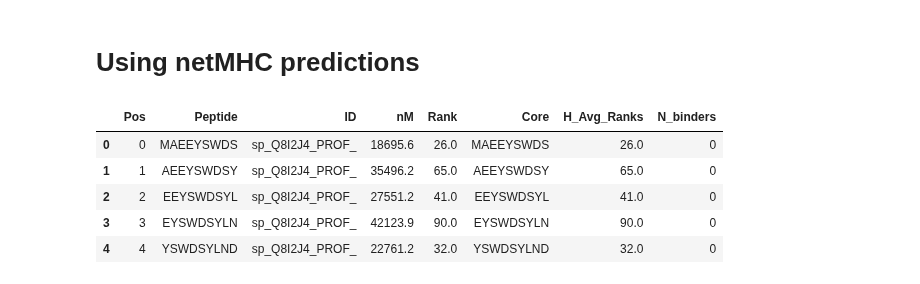
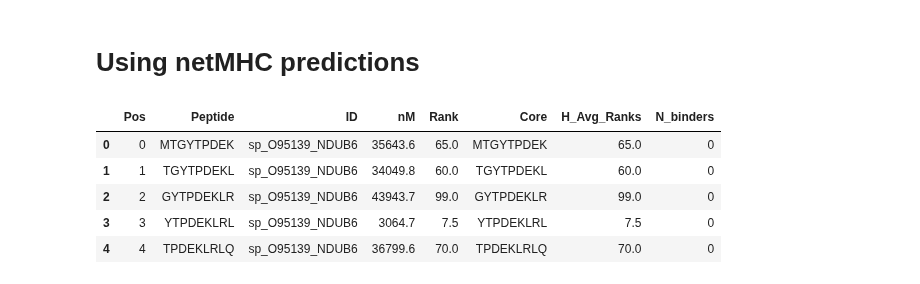
Before and after one commit to andim/peptidome, a Jupyter notebook: code/netmhc.ipynb, the cells around one changed output. Drawn from its saved outputs; the diff is of its cells as text; code cells hidden in the pictures.

```diff
--- a/code/netmhc.ipynb
+++ b/code/netmhc.ipynb
@@ -16,11 +14,11 @@ pd.read_csv?
 # %%
-df = pd.read_csv('/home/amayer/data/proteomes/uniprot-PlasmodiumFalciparum-up000001450-netmhc.csv', sep='\t', skiprows=1)
+df = pd.read_csv('/home/amayer/data/proteomes/uniprot-homosapiens-up000005640-netmhc-A0201.csv', sep='\t', skiprows=1)
 df.head()
 # %% [output]
 |  | Pos | Peptide | ID | nM | Rank | Core | H_Avg_Ranks | N_binders |
-| 0 | 0 | MAEEYSWDS | sp_Q8I2J4_PROF_ | 18695.6 | 26.0 | MAEEYSWDS | 26.0 | 0 |
-| 1 | 1 | AEEYSWDSY | sp_Q8I2J4_PROF_ | 35496.2 | 65.0 | AEEYSWDSY | 65.0 | 0 |
-| 2 | 2 | EEYSWDSYL | sp_Q8I2J4_PROF_ | 27551.2 | 41.0 | EEYSWDSYL | 41.0 | 0 |
-| 3 | 3 | EYSWDSYLN | sp_Q8I2J4_PROF_ | 42123.9 | 90.0 | EYSWDSYLN | 90.0 | 0 |
-| 4 | 4 | YSWDSYLND | sp_Q8I2J4_PROF_ | 22761.2 | 32.0 | YSWDSYLND | 32.0 | 0 |
+| 0 | 0 | MTGYTPDEK | sp_O95139_NDUB6 | 35643.6 | 65.0 | MTGYTPDEK | 65.0 | 0 |
+| 1 | 1 | TGYTPDEKL | sp_O95139_NDUB6 | 34049.8 | 60.0 | TGYTPDEKL | 60.0 | 0 |
+| 2 | 2 | GYTPDEKLR | sp_O95139_NDUB6 | 43943.7 | 99.0 | GYTPDEKLR | 99.0 | 0 |
+| 3 | 3 | YTPDEKLRL | sp_O95139_NDUB6 | 3064.7 | 7.5 | YTPDEKLRL | 7.5 | 0 |
+| 4 | 4 | TPDEKLRLQ | sp_O95139_NDUB6 | 36799.6 | 70.0 | TPDEKLRLQ | 70.0 | 0 |
 # %%
```
Also changed, not shown: parts of 5 cells of this notebook, 1 other file.
